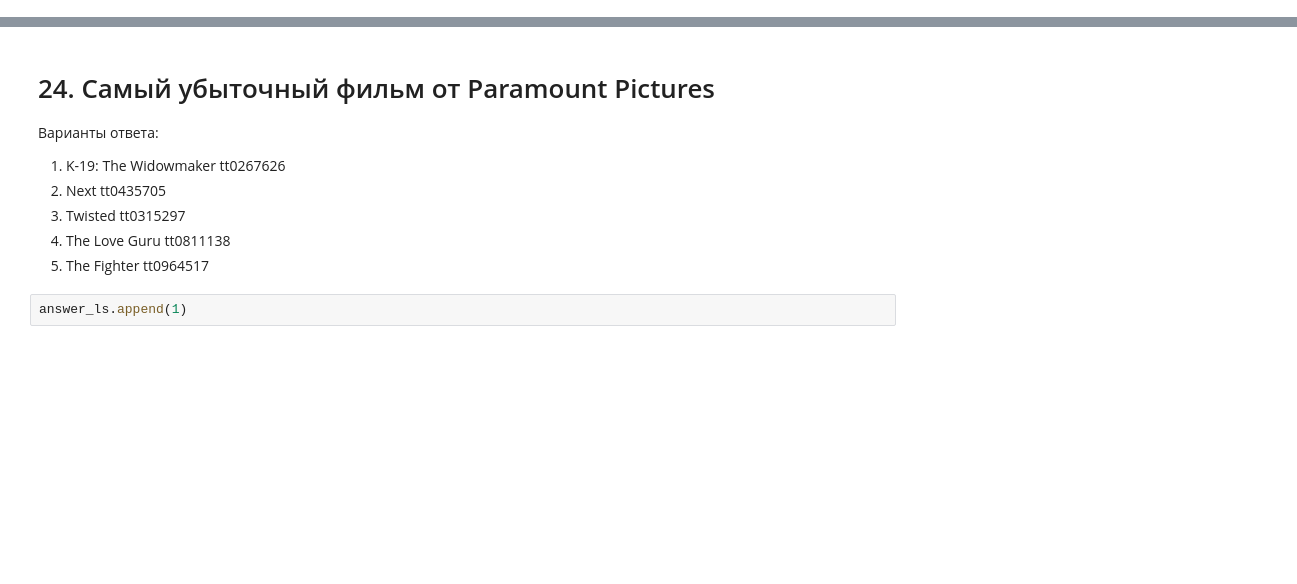
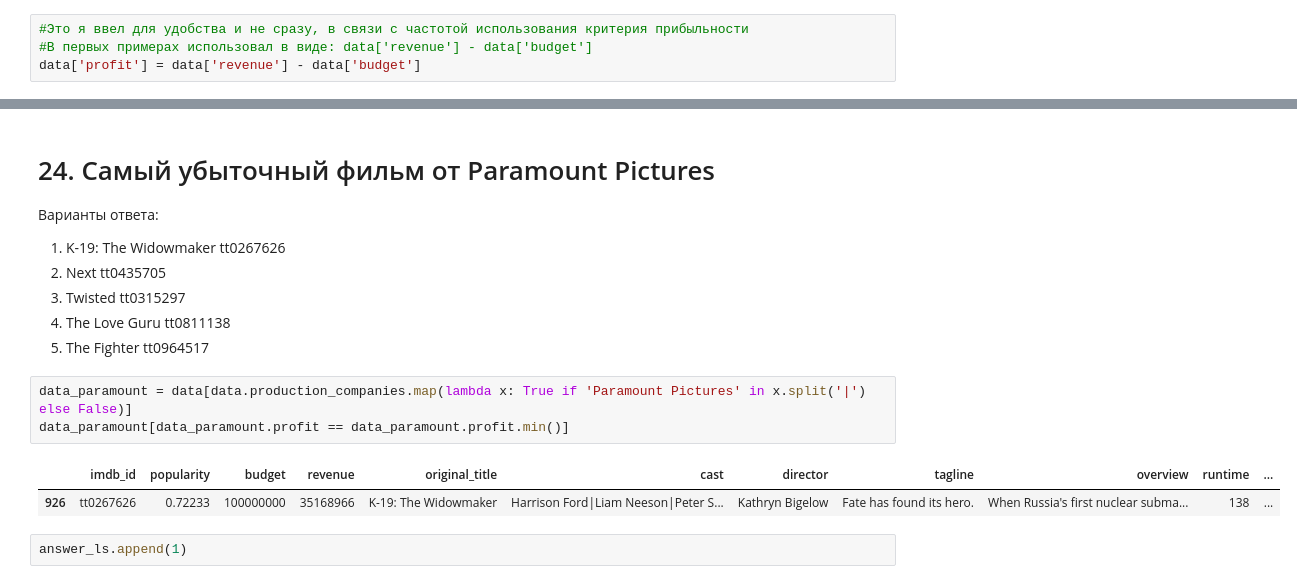
Before and after one commit to greg-kan/mlda, a Jupyter notebook: SkillFactory/unit_1/[SF-DST] Movies IMBD v3.0_kanavenko.ipynb, the cells around one changed output, grey strips where cells are left out. Drawn from its saved outputs; the diff is of its cells as text; blank space fills up the shorter version.

```diff
--- a/SkillFactory/unit_1/[SF-DST] Movies IMBD v3.0_kanavenko.ipynb
+++ b/SkillFactory/unit_1/[SF-DST] Movies IMBD v3.0_kanavenko.ipynb
@@ -69,6 +69,10 @@ data['imdb_id'].nunique()
 # %%
 answer_ls = [] # создадим список с ответами. сюда будем добавлять ответы по мере прохождения теста
 # сюда можем вписать создание новых колонок в датасете
+# %%
+#Это я ввел для удобства и не сразу, в связи с частотой использования критерия прибыльности
+#В первых примерах использовал в виде: data['revenue'] - data['budget']
+data['profit'] = data['revenue'] - data['budget']
 # %% [markdown]
 # 1. У какого фильма из списка самый большой бюджет?
 Варианты ответов:
@@ -380,6 +600,12 @@ answer_ls.append(1)
 3. Twisted tt0315297
 4. The Love Guru tt0811138
 5. The Fighter tt0964517
+# %%
+data_paramount = data[data.production_companies.map(lambda x: True if 'Paramount Pictures' in x.split('|') else False)]
+data_paramount[data_paramount.profit == data_paramount.profit.min()]
+# %% [output]
+|  | imdb_id | popularity | budget | revenue | original_title | cast | director | tagline | overview | runtime | ... |
+| 926 | tt0267626 | 0.72233 | 100000000 | 35168966 | K-19: The Widowmaker | Harrison Ford|Liam Neeson|Peter S... | Kathryn Bigelow | Fate has found its hero. | When Russia's first nuclear subma... | 138 | ... |
 # %%
 answer_ls.append(1)
 # %% [markdown]
```
Also changed, not shown: parts of 31 cells of this notebook.
